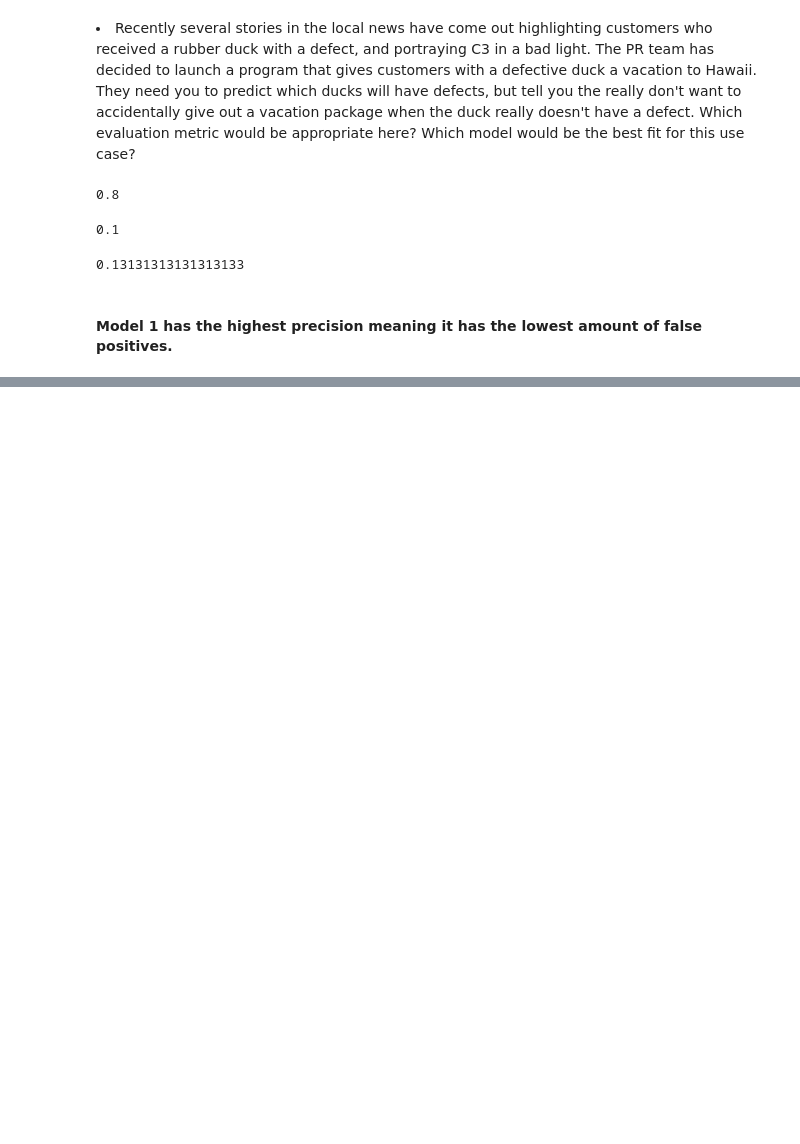
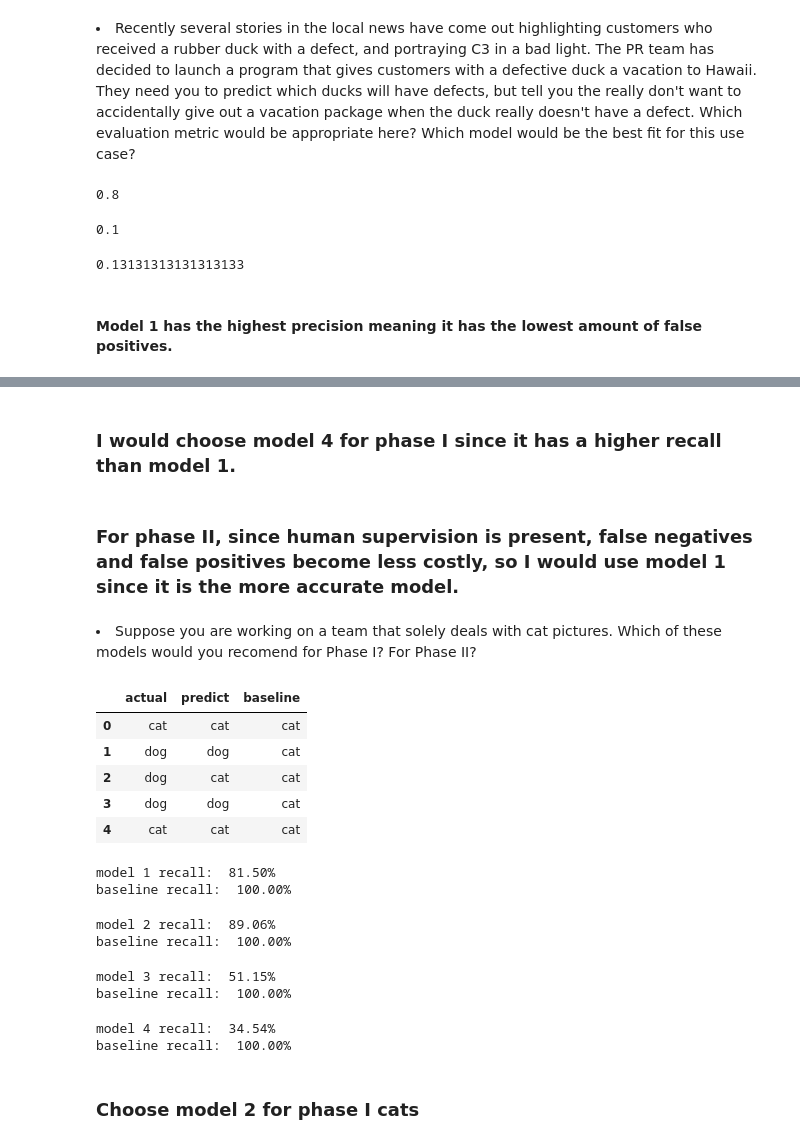
Before and after one commit to david-ryan-alviola/classification-exercises, a Jupyter notebook: model_evaluation.ipynb, the cells around one changed output, grey strips where cells are left out. Saved outputs shown, nothing was run; the diff lists cells and outputs as text; code cells hidden in the pictures; blank space fills up the shorter version.

```diff
--- a/model_evaluation.ipynb
+++ b/model_evaluation.ipynb
@@ -140,0 +288,62 @@ model_3_precision
+# %% [markdown]
+### I would choose model 4 for phase I since it has a higher recall than model 1.
+# %% [markdown]
+### For phase II, since human supervision is present, false negatives and false positives become less costly, so I would use model 1 since it is the more accurate model.
+# %% [markdown]
+<li>Suppose you are working on a team that solely deals with cat pictures. Which of these models would you recomend for Phase I? For Phase II?
+# %%
+# Define cat as the baseline outcome
+model_1['baseline'] = "cat"
+model_1.head()
+# %% [output]
+|  | actual | predict | baseline |
+| 0 | cat | cat | cat |
+| 1 | dog | dog | cat |
+| 2 | dog | cat | cat |
+| 3 | dog | dog | cat |
+| 4 | cat | cat | cat |
+# %%
+model_1_subset = model_1[model_1.actual == 'cat']
+model_1_recall = (model_1_subset.predict == model_1_subset.actual).mean()
+base_recall = (model_1_subset.baseline == model_1_subset.actual).mean()
+
+print(f"model 1 recall:  {model_1_recall:.2%}")
+print(f"baseline recall:  {base_recall:.2%}")
+# %% [output]
+model 1 recall:  81.50%
+baseline recall:  100.00%
+# %%
+model_2['baseline'] = "cat"
+model_2_subset = model_2[model_2.actual == 'cat']
+model_2_recall = (model_2_subset.predict == model_2_subset.actual).mean()
+base_recall = (model_2_subset.baseline == model_2_subset.actual).mean()
+
+print(f"model 2 recall:  {model_2_recall:.2%}")
+print(f"baseline recall:  {base_recall:.2%}")
+# %% [output]
+model 2 recall:  89.06%
+baseline recall:  100.00%
+# %%
+model_3['baseline'] = "cat"
+model_3_subset = model_3[model_3.actual == 'cat']
+model_3_recall = (model_3_subset.predict == model_3_subset.actual).mean()
+base_recall = (model_3_subset.baseline == model_3_subset.actual).mean()
+
+print(f"model 3 recall:  {model_3_recall:.2%}")
+print(f"baseline recall:  {base_recall:.2%}")
+# %% [output]
+model 3 recall:  51.15%
+baseline recall:  100.00%
+# %%
+model_4['baseline'] = "cat"
+model_4_subset = model_4[model_4.actual == 'cat']
+model_4_recall = (model_4_subset.predict == model_4_subset.actual).mean()
+base_recall = (model_4_subset.baseline == model_4_subset.actual).mean()
+
+print(f"model 4 recall:  {model_4_recall:.2%}")
+print(f"baseline recall:  {base_recall:.2%}")
+# %% [output]
+model 4 recall:  34.54%
+baseline recall:  100.00%
+# %% [markdown]
+### Choose model 2 for phase I cats
```
Also changed, not shown: parts of 29 cells of this notebook.
